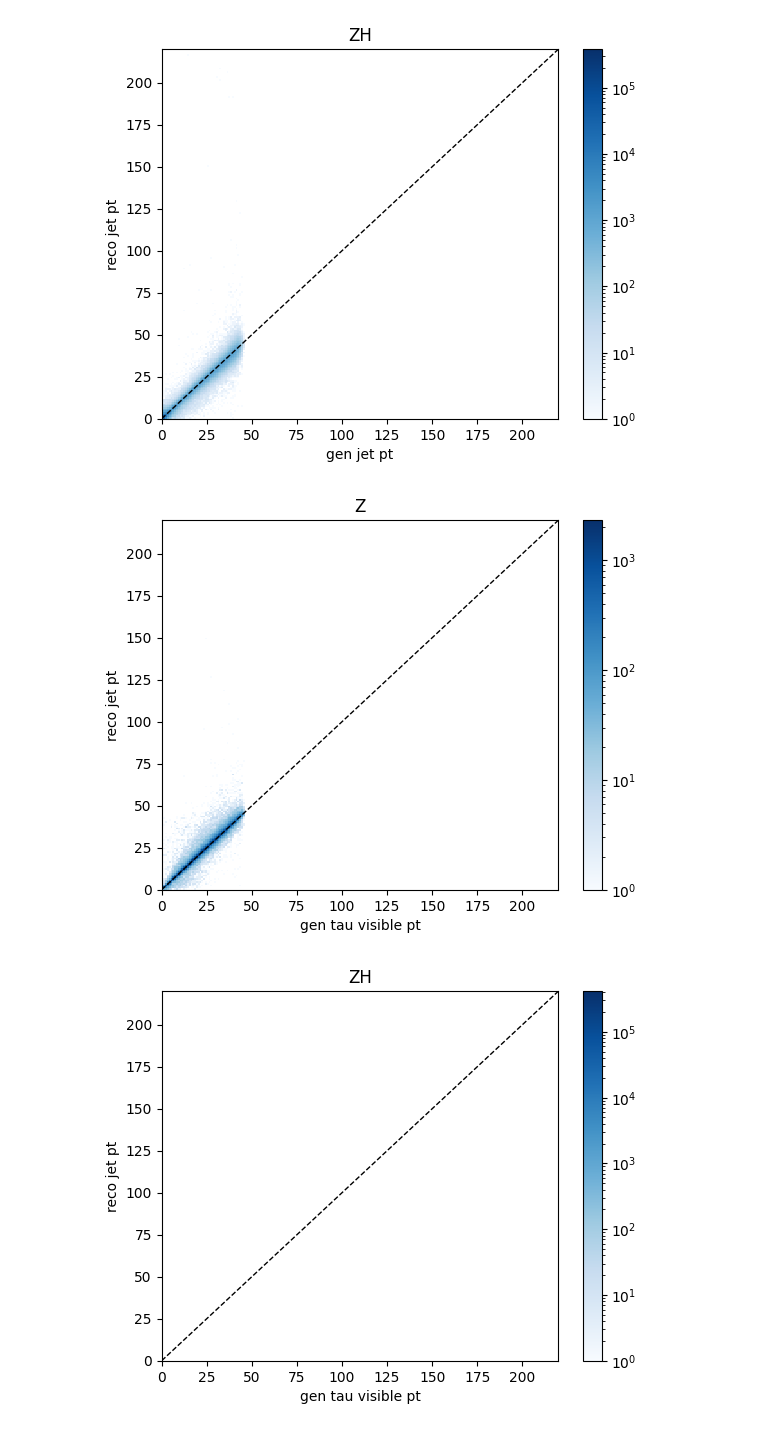
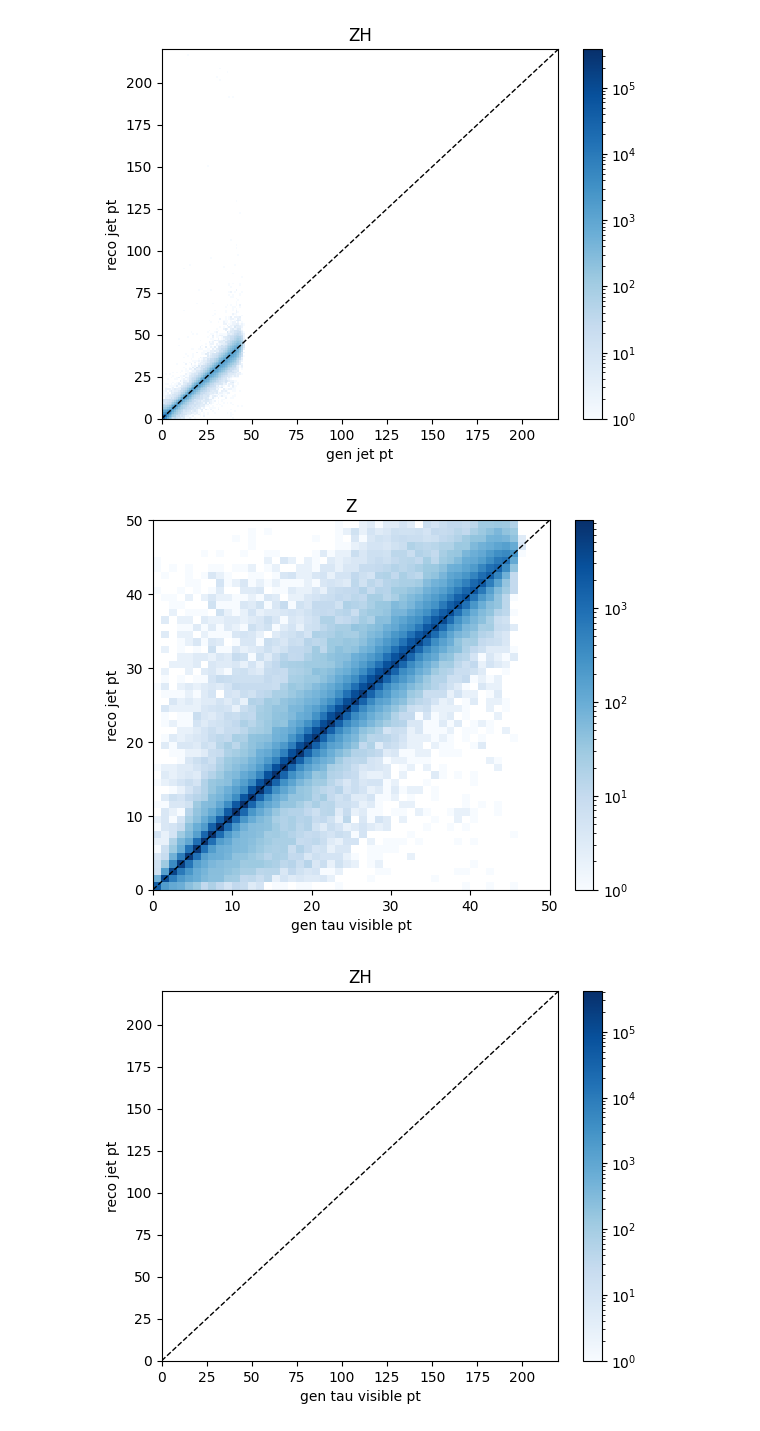
Before and after one commit to HEP-KBFI/ml-tau-en-reg, a Jupyter notebook: notebooks/CLD/systematic_plots.ipynb, the cells around one changed output. Saved outputs shown, nothing was run; the diff lists cells and outputs as text; code cells hidden in the pictures.

```diff
--- a/notebooks/CLD/systematic_plots.ipynb
+++ b/notebooks/CLD/systematic_plots.ipynb
@@ -50,10 +51,44 @@ def load_sample(path, max_files):
         "gen_jet_tau_charge"
     ]
     data = []
-    for fi in tqdm.tqdm(list(glob.glob(path + "/*.parquet"))[:max_files]):
+    for fi in tqdm.tqdm(list(glob.glob(path + "/*_train.parquet"))[:max_files]):
         ret = ak.from_parquet(fi, columns=columns)
         ret = ak.Array({k: ret[k] for k in ret.fields})
         # ret = ret[to_p4(ret["gen_jet_p4s"]).pt>10]
         data.append(ret)
     data = ak.concatenate(data)
     return data
+# %%
+ def load_sample(path, max_files, pattern="*_train.parquet"):
+      columns = [
+          "reco_jet_p4s",
+          "reco_cand_p4s",
+          "reco_cand_charge",
+          "reco_cand_pdg",
+          "reco_cand_dz",
+          "reco_cand_dz_err",
+          "reco_cand_d3",
+          "reco_cand_d3_err",
+          "reco_cand_z0",
+          "reco_cand_z0_err",
+          "reco_cand_d0",
+          "reco_cand_d0_err",
+          "reco_cand_dxy",
+          "gen_jet_p4s",
+          "gen_jet_tau_p4s",
+          "gen_jet_tau_decaymode",
+          "gen_jet_full_tau_p4s",
+          "gen_jet_tau_charge",
+      ]
+
+      files = list(glob.glob(f"{path}/{pattern}"))
+      if max_files != -1:
+          files = files[:max_files]
+
+      data = []
+      for fi in tqdm.tqdm(files):
+          ret = ak.from_parquet(fi, columns=columns)
+          ret = ak.Array({k: ret[k] for k in ret.fields})
+          data.append(ret)
+
+      return ak.concatenate(data)
@@ -64,4 +289,8 @@ data_z = load_sample("/local/norman/ml-tau/cld/v1.2.3_key4hep_2025-05-29_CLD_f1e
 data_zh = load_sample("/local/norman/ml-tau/cld/v1.2.3_key4hep_2025-05-29_CLD_f1e8f9/p8_ee_Z_qq_ecm91/", -1)
 # %%
 data_qq = load_sample("/local/norman/ml-tau/cld/v1.2.3_key4hep_2025-05-29_CLD_f1e8f9/p8_ee_Z_qq_ecm91/", -1)
+# %%
+base = "/scratch/persistent/norman/ml-tau/cld/v1.2.5_key4hep_2025-05-29/260401/"
+data_z = load_sample(base, -1, "z_train.parquet")
+data_qq = load_sample(base, -1, "qq_train.parquet")
 # %%
@@ -271,22 +733,22 @@ plt.savefig("zh_gen_jet_reco_jet_pT.png", bbox_inches='tight')
 # %% [output]
 [figure]
 # %%
-b = np.linspace(0,220,221)
+b = np.linspace(0,50,51)
 plt.title("Z")
 plt.hist2d(
     ak.to_numpy(to_p4(data_z["gen_jet_tau_p4s"]).pt),
     ak.to_numpy(to_p4(data_z["reco_jet_p4s"]).pt),
     bins=(b,b),
     norm=matplotlib.colors.LogNorm(),
     cmap="Blues",
 );
 plt.colorbar()
 plt.plot([0,220],[0,220], color="black", ls="--", lw=1.0)
 plt.xlabel("gen tau visible pt")
 plt.ylabel("reco jet pt")
 plt.savefig("zz_gen_tau_reco_jet_pT.png", bbox_inches='tight')
 # %% [output]
-[figure, old version]
+[figure, new version]
 # %%
 b = np.linspace(0,220,221)
 plt.title("ZH")
```
Also changed, not shown: parts of 32 cells of this notebook, 6 other files.
